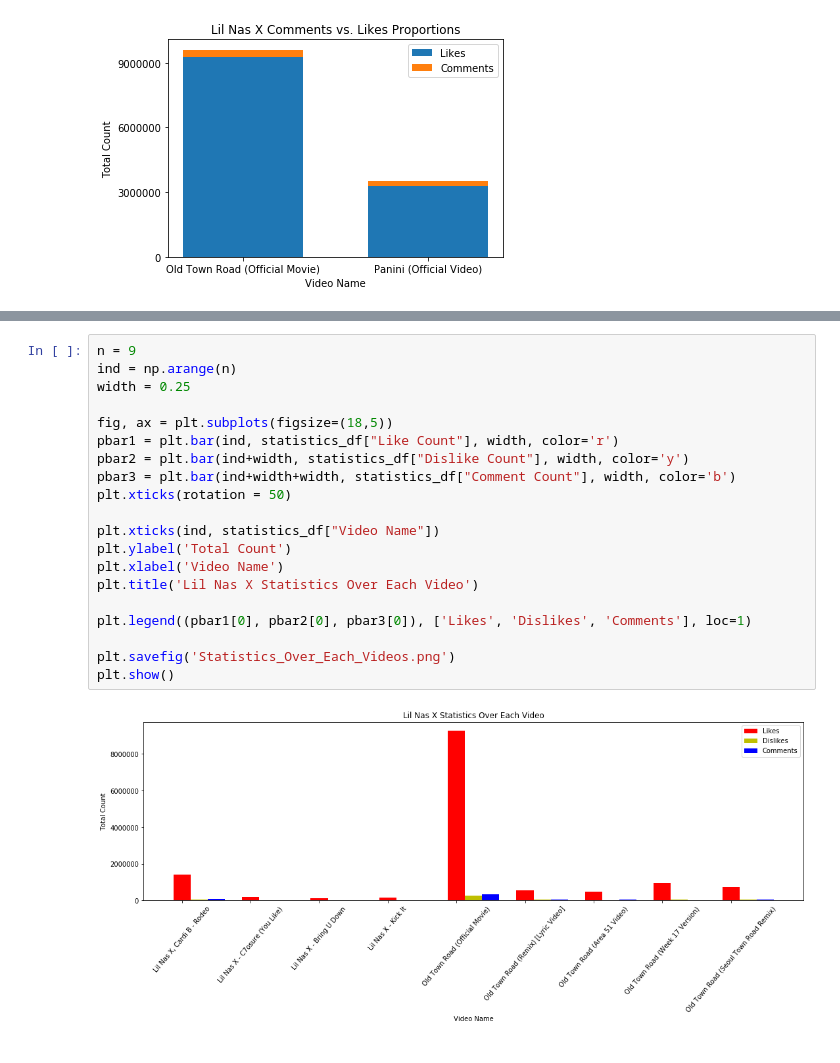
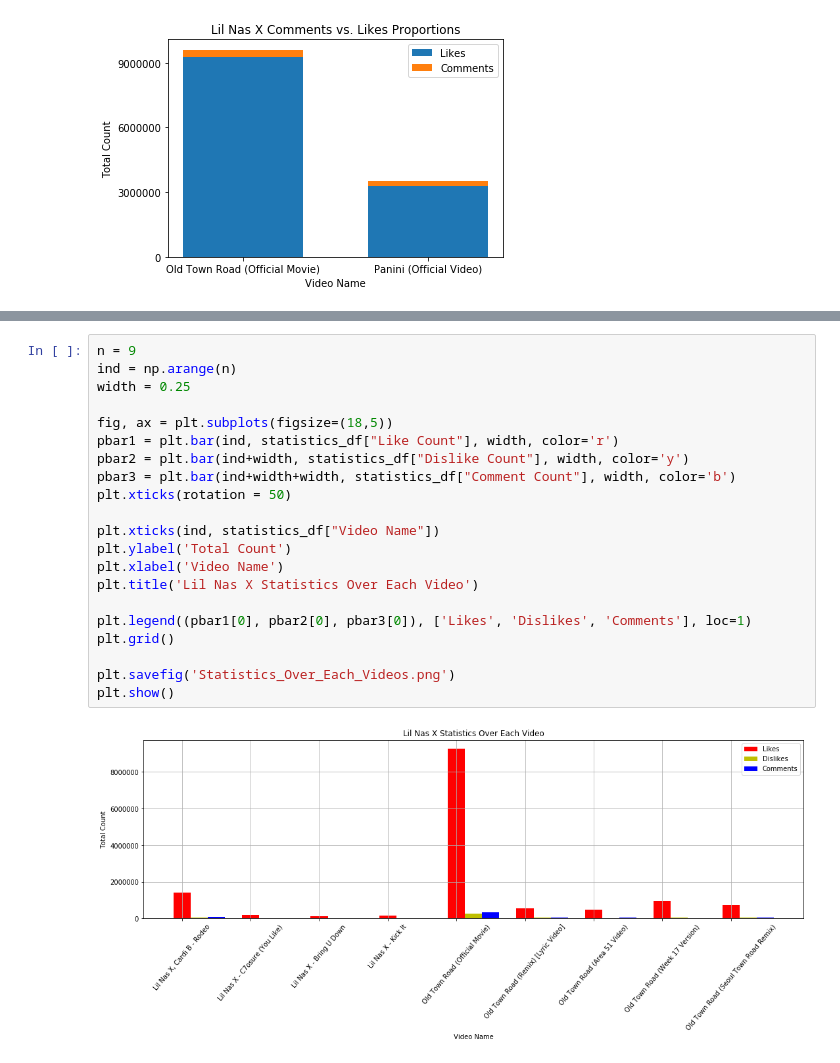
Before and after one commit to nelsont87/Controversial_Music, a Jupyter notebook: Eric/Pulling Old Town Road Stats.ipynb, the cells around one changed output, grey strips where cells are left out. Cells and saved outputs as stored; diff of their text form.

```diff
--- a/Eric/Pulling Old Town Road Stats.ipynb
+++ b/Eric/Pulling Old Town Road Stats.ipynb
@@ -188,22 +188,23 @@ statistics_df
 # %%
 n = 9
 ind = np.arange(n)
 width = 0.25
 
 fig, ax = plt.subplots(figsize=(18,5))
 pbar1 = plt.bar(ind, statistics_df["Like Count"], width, color='r')
 pbar2 = plt.bar(ind+width, statistics_df["Dislike Count"], width, color='y')
 pbar3 = plt.bar(ind+width+width, statistics_df["Comment Count"], width, color='b')
 plt.xticks(rotation = 50)
 
 plt.xticks(ind, statistics_df["Video Name"])
 plt.ylabel('Total Count')
 plt.xlabel('Video Name')
 plt.title('Lil Nas X Statistics Over Each Video')
 
 plt.legend((pbar1[0], pbar2[0], pbar3[0]), ['Likes', 'Dislikes', 'Comments'], loc=1)
+plt.grid()
 
 plt.savefig('Statistics_Over_Each_Videos.png')
 plt.show()
 # %% [output]
-[figure, old version]
+[figure, new version]
```
Also changed, not shown: parts of 5 cells of this notebook, 2 other files.
